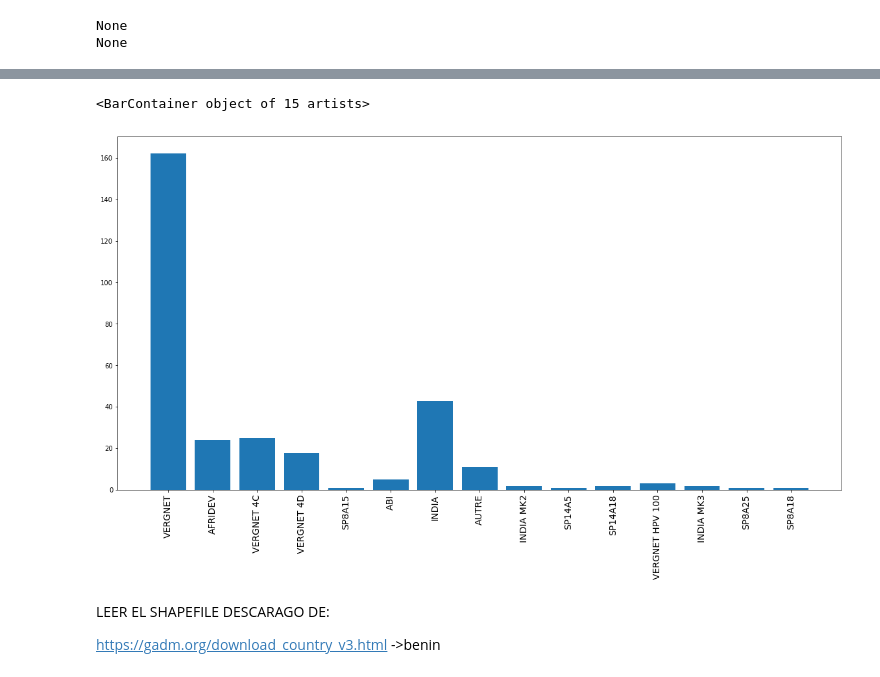
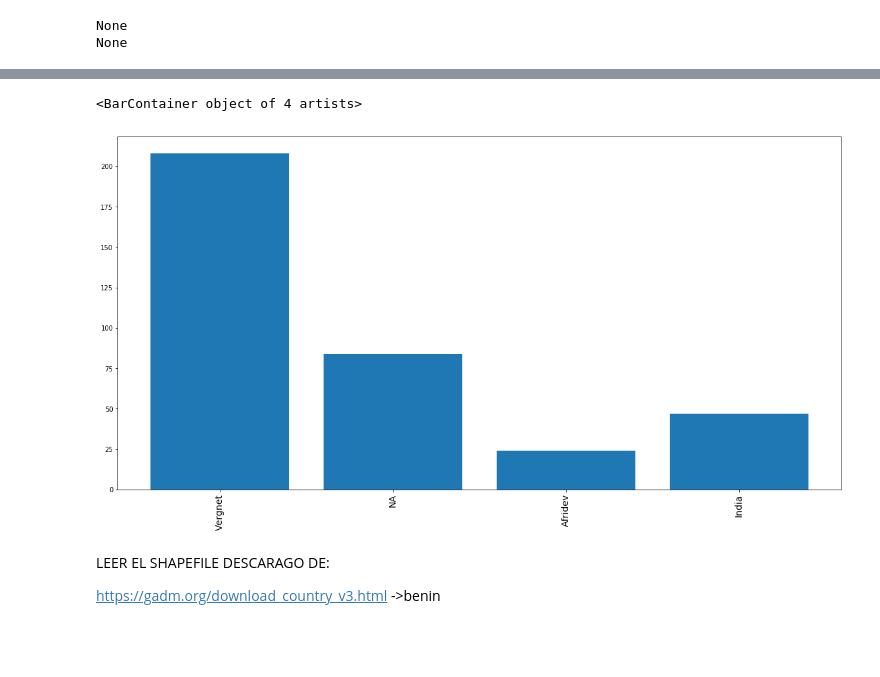
Before and after one commit to OANInternational/aguapp-ds, a Jupyter notebook: create_pump_map.ipynb, the cells around one changed output, grey strips where cells are left out. Saved outputs shown, nothing was run; the diff lists cells and outputs as text; code cells hidden in the pictures; blank space fills up the shorter version.

```diff
--- a/create_pump_map.ipynb
+++ b/create_pump_map.ipynb
@@ -303,13 +349,15 @@ drawbubblemap(df_2019,title,zoom,False)
 # %%
 plt.rcParams['figure.figsize'] = 20,10
-x=list(df_2019['rqtListe_Pompe.Modele_Pompe'].dropna().unique())
-y=[df_2019[df_2019['rqtListe_Pompe.Modele_Pompe']==model]['rqtListe_Pompe.Modele_Pompe'].count() for model in x]
+#x=list(df_2019['rqtListe_Pompe.Modele_Pompe'].dropna().unique())
+#y=[df_2019[df_2019['rqtListe_Pompe.Modele_Pompe']==model]['rqtListe_Pompe.Modele_Pompe'].count() for model in x]
+x=list(df_2019['Marque'].dropna().unique())
+y=[df_2019[df_2019['Marque']==model]['Marque'].count() for model in x]
 
 plt.xticks(fontsize=14,rotation=90)
 plt.bar(x,y)
 # %% [output]
-<BarContainer object of 15 artists>
+<BarContainer object of 4 artists>
-[figure, old version]
+[figure, new version]
 # %% [markdown]
 LEER EL SHAPEFILE DESCARAGO DE:
 
```
Also changed, not shown: parts of 18 cells of this notebook.
